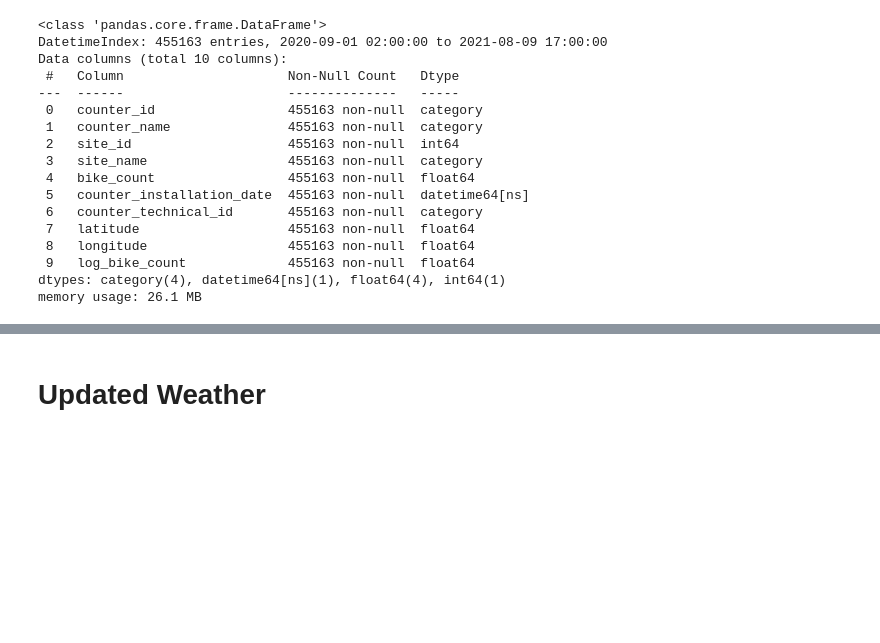
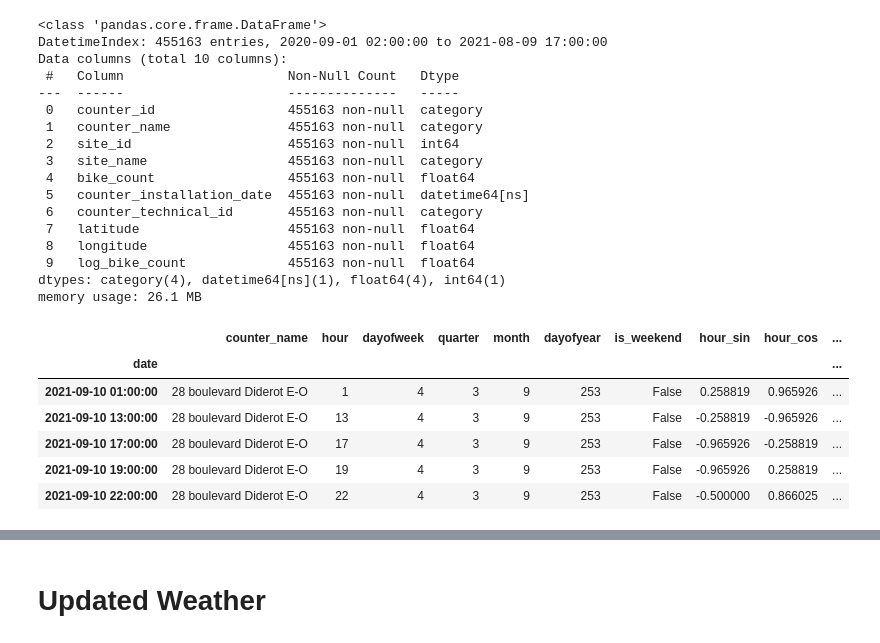
Before and after one commit to Ameya1337/Bike-Counters-Ameya---Qiling, a Jupyter notebook: timeseries continued.ipynb, the cells around one changed output, grey strips where cells are left out. Drawn from its saved outputs; the diff is of its cells as text; code cells hidden in the pictures; blank space fills up the shorter version.

```diff
--- a/timeseries continued.ipynb
+++ b/timeseries continued.ipynb
@@ -43,3 +34,8 @@ data.head()
+# %%
+prediction_data = pd.read_parquet(Path("data") / "final_test.parquet")
+# %%
+prediction_data["date"] = pd.to_datetime(prediction_data["date"])
+prediction_data = prediction_data.set_index("date")
 # %%
 class FrenchHolidayCalendar(AbstractHolidayCalendar):
     rules = [
@@ -130,9 +126,22 @@ memory usage: 26.1 MB
 # %%
 train = data[["counter_name", "log_bike_count"]]
 test = test_data[["counter_name", "log_bike_count"]]
+prediction = prediction_data[["counter_name"]]
 # %%
 train = create_features(train)
 # %%
 test = create_features(test)
+# %%
+prediction = create_features(prediction)
+# %%
+prediction.head()
+# %% [output]
+|  | counter_name | hour | dayofweek | quarter | month | dayofyear | is_weekend | hour_sin | hour_cos | ... |
+| date |  |  |  |  |  |  |  |  |  | ... |
+| 2021-09-10 01:00:00 | 28 boulevard Diderot E-O | 1 | 4 | 3 | 9 | 253 | False | 0.258819 | 0.965926 | ... |
+| 2021-09-10 13:00:00 | 28 boulevard Diderot E-O | 13 | 4 | 3 | 9 | 253 | False | -0.258819 | -0.965926 | ... |
+| 2021-09-10 17:00:00 | 28 boulevard Diderot E-O | 17 | 4 | 3 | 9 | 253 | False | -0.965926 | -0.258819 | ... |
+| 2021-09-10 19:00:00 | 28 boulevard Diderot E-O | 19 | 4 | 3 | 9 | 253 | False | -0.965926 | 0.258819 | ... |
+| 2021-09-10 22:00:00 | 28 boulevard Diderot E-O | 22 | 4 | 3 | 9 | 253 | False | -0.500000 | 0.866025 | ... |
 # %%
 train.columns
```
Also changed, not shown: parts of 121 cells of this notebook, 3 other files.
